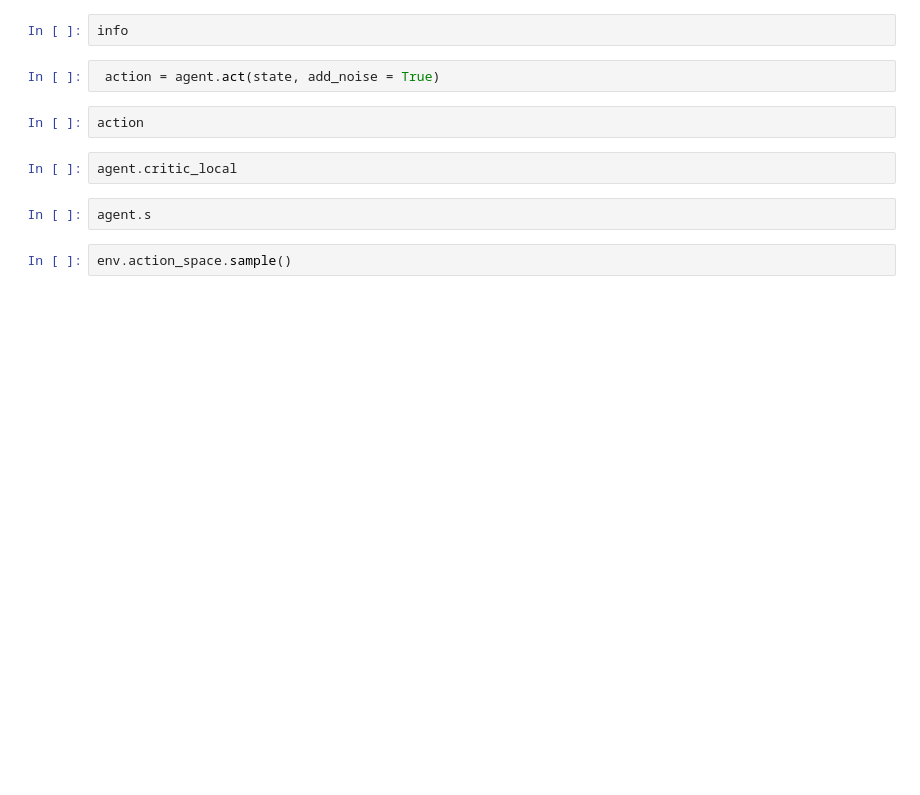
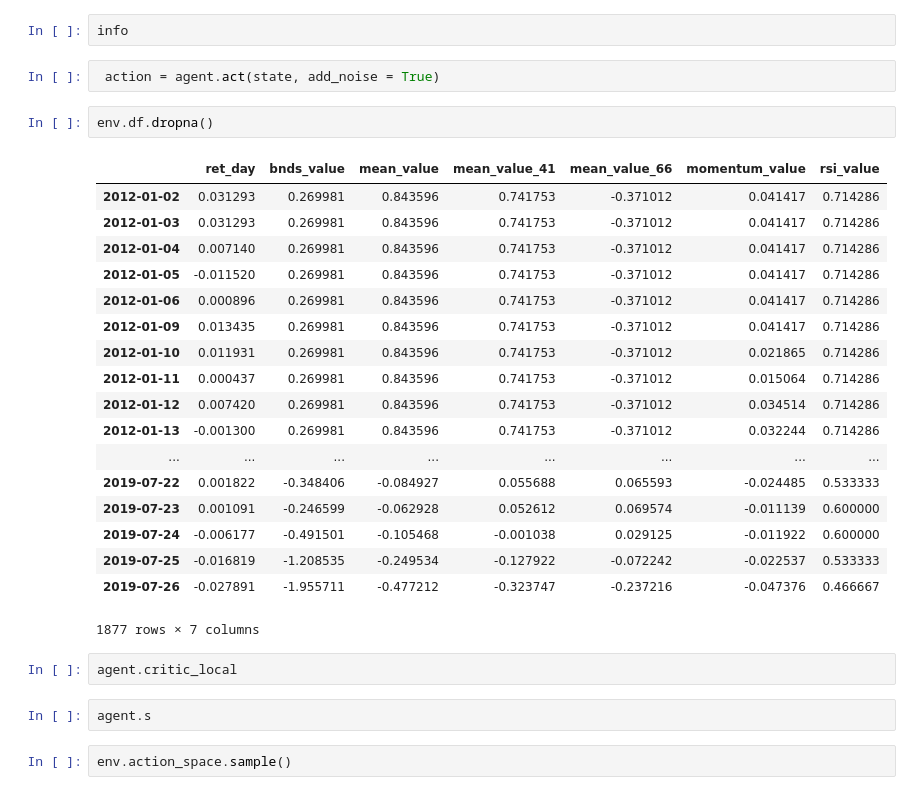
Before and after one commit to felipefrmelo/DRL_finance, a Jupyter notebook: Untitled.ipynb, the cells around one changed output. Saved outputs shown, nothing was run; the diff lists cells and outputs as text; blank space fills up the shorter version.

```diff
--- a/Untitled.ipynb
+++ b/Untitled.ipynb
@@ -115,8 +99,27 @@ Long: 0/ Short: 0
 info
 # %%
  action = agent.act(state, add_noise = True)
-# %%
-action
+# %%
+env.df.dropna()
+# %% [output]
+|  | ret_day | bnds_value | mean_value | mean_value_41 | mean_value_66 | momentum_value | rsi_value |
+| 2012-01-02 | 0.031293 | 0.269981 | 0.843596 | 0.741753 | -0.371012 | 0.041417 | 0.714286 |
+| 2012-01-03 | 0.031293 | 0.269981 | 0.843596 | 0.741753 | -0.371012 | 0.041417 | 0.714286 |
+| 2012-01-04 | 0.007140 | 0.269981 | 0.843596 | 0.741753 | -0.371012 | 0.041417 | 0.714286 |
+| 2012-01-05 | -0.011520 | 0.269981 | 0.843596 | 0.741753 | -0.371012 | 0.041417 | 0.714286 |
+| 2012-01-06 | 0.000896 | 0.269981 | 0.843596 | 0.741753 | -0.371012 | 0.041417 | 0.714286 |
+| 2012-01-09 | 0.013435 | 0.269981 | 0.843596 | 0.741753 | -0.371012 | 0.041417 | 0.714286 |
+| 2012-01-10 | 0.011931 | 0.269981 | 0.843596 | 0.741753 | -0.371012 | 0.021865 | 0.714286 |
+| 2012-01-11 | 0.000437 | 0.269981 | 0.843596 | 0.741753 | -0.371012 | 0.015064 | 0.714286 |
+| 2012-01-12 | 0.007420 | 0.269981 | 0.843596 | 0.741753 | -0.371012 | 0.034514 | 0.714286 |
+| 2012-01-13 | -0.001300 | 0.269981 | 0.843596 | 0.741753 | -0.371012 | 0.032244 | 0.714286 |
+| ... | ... | ... | ... | ... | ... | ... | ... |
+| 2019-07-22 | 0.001822 | -0.348406 | -0.084927 | 0.055688 | 0.065593 | -0.024485 | 0.533333 |
+| 2019-07-23 | 0.001091 | -0.246599 | -0.062928 | 0.052612 | 0.069574 | -0.011139 | 0.600000 |
+| 2019-07-24 | -0.006177 | -0.491501 | -0.105468 | -0.001038 | 0.029125 | -0.011922 | 0.600000 |
+| 2019-07-25 | -0.016819 | -1.208535 | -0.249534 | -0.127922 | -0.072242 | -0.022537 | 0.533333 |
+| 2019-07-26 | -0.027891 | -1.955711 | -0.477212 | -0.323747 | -0.237216 | -0.047376 | 0.466667 |
+1877 rows × 7 columns
 # %%
 agent.critic_local
 # %%
```
Also changed, not shown: parts of 3 cells of this notebook, 2 other files.
